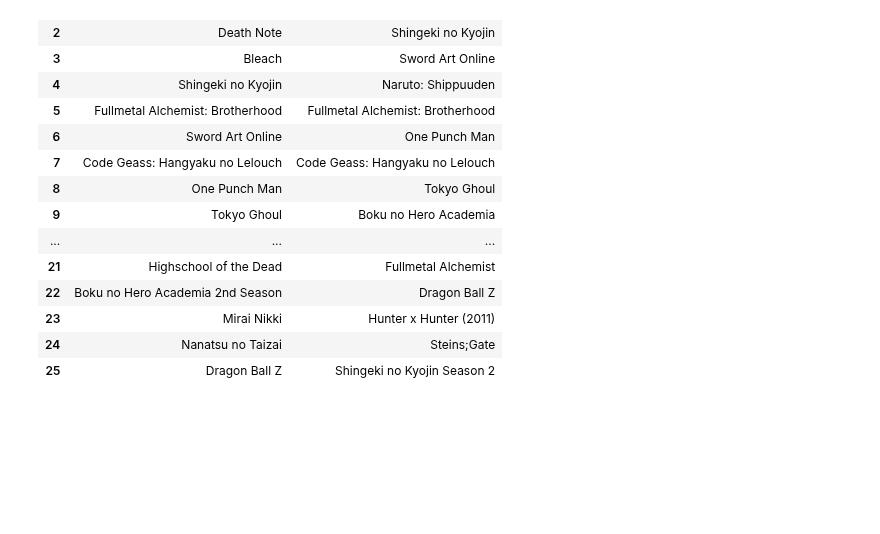
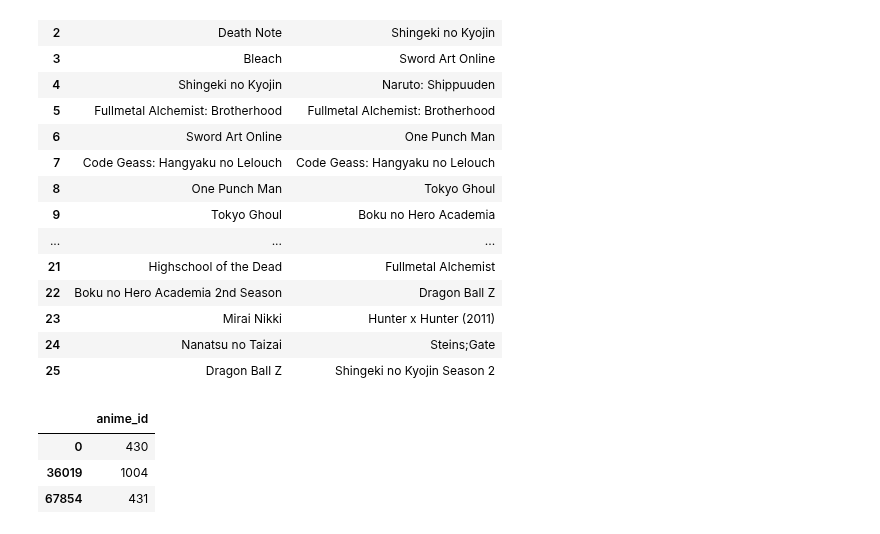
Before and after one commit to mijkami/Anime_Map, a Jupyter notebook: notebooks/Test after knn on full dataset from google.ipynb, the cells around one changed output. Saved outputs shown, nothing was run; the diff lists cells and outputs as text; code cells hidden in the pictures; blank space fills up the shorter version.

```diff
--- a/notebooks/Test after knn on full dataset from google.ipynb
+++ b/notebooks/Test after knn on full dataset from google.ipynb
@@ -207,0 +212,7 @@ compare('Naruto',nb_recomendation=25)
+# %%
+users_6
+# %% [output]
+|  | anime_id |
+| 0 | 430 |
+| 36019 | 1004 |
+| 67854 | 431 |
```
Also changed, not shown: parts of 13 cells of this notebook.
